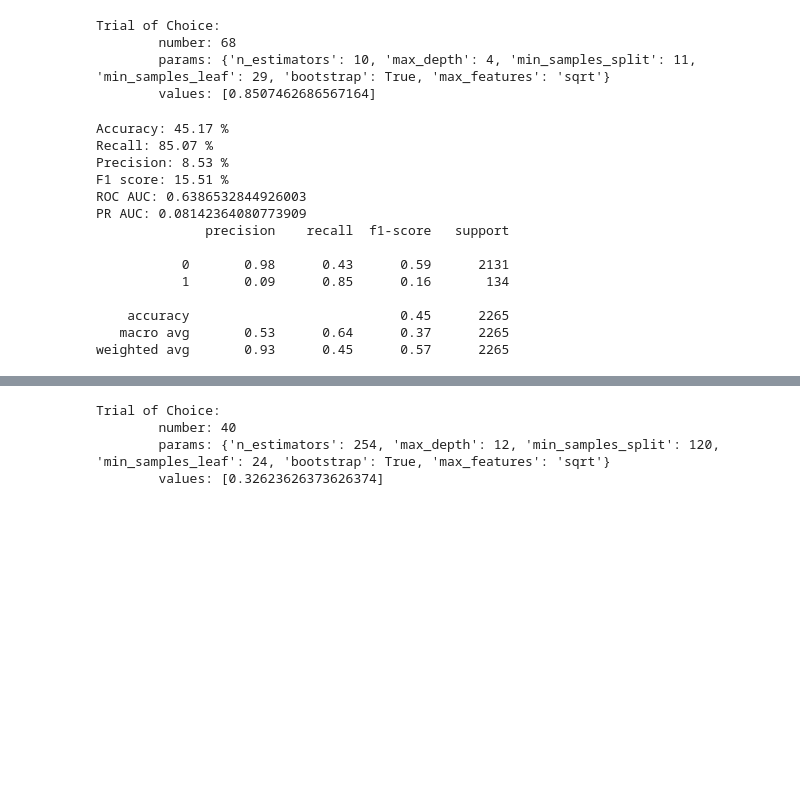
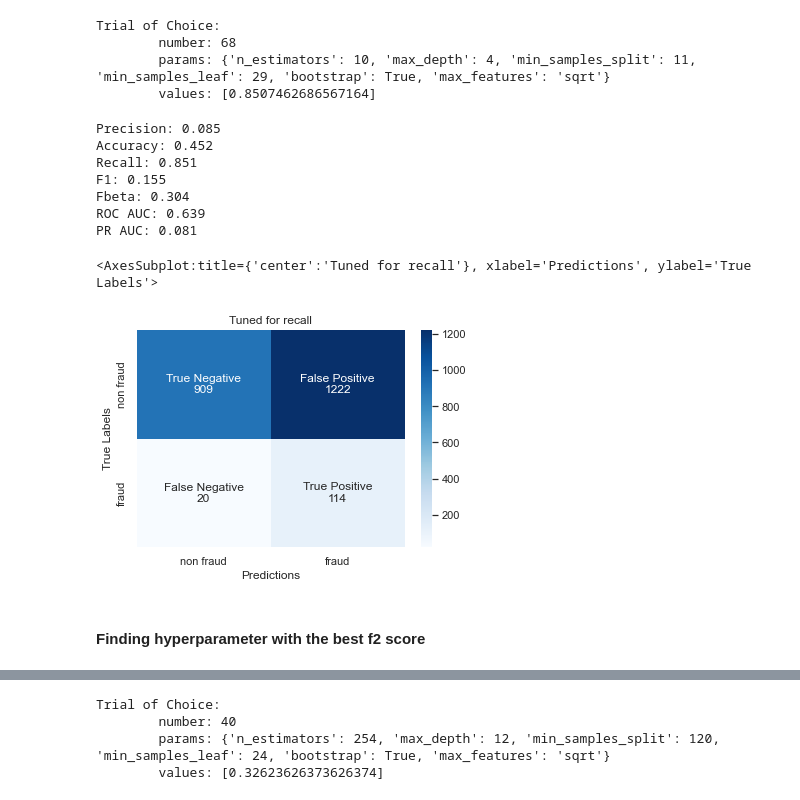
Before and after one commit to hewtungyuen/car-insurance-fraud-BT4012, a Jupyter notebook: RandomForest.ipynb, the cells around one changed output, grey strips where cells are left out. Drawn from its saved outputs; the diff is of its cells as text; code cells hidden in the pictures; blank space fills up the shorter version.

Commit message:
[Random Forest] Changing to same structure

```diff
--- a/RandomForest.ipynb
+++ b/RandomForest.ipynb
@@ -46,15 +43,17 @@ from sklearn import linear_model
 from sklearn import ensemble
 from sklearn import datasets
 from sklearn import model_selection
+# %%
+def get_confusion_matrix(actual, predicted, title):
+    cf = confusion_matrix(actual, predicted)
+    group_names = ['True Negative','False Positive','False Negative','True Positive']
+    group_counts = ['{0:0.0f}'.format(value) for value in cf.flatten()]
+
+    labels = [f'{v1}\n{v2}' for v1, v2 in zip(group_names,group_counts)]
+    labels = np.asarray(labels).reshape(2,2)
+
+    s = sns.heatmap(cf, annot=labels, fmt='', cmap='Blues', xticklabels=['non fraud', 'fraud'], yticklabels=['non fraud', 'fraud'])
+    s.set(xlabel='Predictions', ylabel='True Labels', title=title)
+    return s
 # %%
-X_train = df_train.drop('FraudFound_P', axis=1).values
-y_train = df_train['FraudFound_P'].values
-
-X_test = df_test.drop('FraudFound_P', axis=1).values
-y_test = df_test['FraudFound_P'].values
-
-X_valid = df_valid.drop('FraudFound_P', axis=1).values
-y_valid = df_valid['FraudFound_P'].values
-
-smote_enn = SMOTEENN(random_state=0, sampling_strategy=0.6)
-X_train_resampled, y_train_resampled = smote_enn.fit_resample(X_train, y_train)
+X_train, y_train, X_valid, y_valid, X_test, y_test = get_train_and_test_values(df_train, df_valid, df_test)
@@ -122,36 +139,28 @@ Trial of Choice:
 # %%
 rf_test2 = RandomForestClassifier(random_state=0)
 rf_test2.set_params(**trial_recall.params)
+rf_test2.set_params(**best)
 rf_test2.fit(X_train_resampled,y_train_resampled)
+# make predictions for test data
+predictions = rf_test2.predict(X_valid)
 
-# make predictions for test data
-y_pred = rf_test2.predict(X_valid)
-predictions = [round(value) for value in y_pred]
-
-# Model Accuracy, how often is the classifier correct?
-print("Accuracy:", round(metrics.accuracy_score(y_valid, predictions) * 100,2), "%")
-print("Recall:", round(metrics.recall_score(y_valid, predictions) * 100,2), "%")
-print("Precision:", round(metrics.precision_score(y_valid, predictions)*100,2), "%")
-print("F1 score:", round(metrics.f1_score(y_valid, predictions) * 100,2), "%")
-print("ROC AUC:", metrics.roc_auc_score(y_valid, predictions))
-print("PR AUC:", metrics.average_precision_score(y_valid, predictions))
-
-print(metrics.classification_report(y_valid, predictions))
+# evaluate predictions
+get_scores(y_valid, predictions)
 # %% [output]
-Accuracy: 45.17 %
-Recall: 85.07 %
-Precision: 8.53 %
-F1 score: 15.51 %
-ROC AUC: 0.6386532844926003
-PR AUC: 0.08142364080773909
-              precision    recall  f1-score   support
-
-           0       0.98      0.43      0.59      2131
-           1       0.09      0.85      0.16       134
-
-    accuracy                           0.45      2265
-   macro avg       0.53      0.64      0.37      2265
-weighted avg       0.93      0.45      0.57      2265
+Precision: 0.085
+Accuracy: 0.452
+Recall: 0.851
+F1: 0.155
+Fbeta: 0.304
+ROC AUC: 0.639
+PR AUC: 0.081
+# %%
+get_confusion_matrix(y_valid,predictions, "Tuned for recall")
+# %% [output]
+<AxesSubplot:title={'center':'Tuned for recall'}, xlabel='Predictions', ylabel='True Labels'>
+[figure, added]
+# %% [markdown]
+#### Finding hyperparameter with the best f2 score
 # %%
 #Step 1. Define an objective function to be maximized.
 def objective(trial):
```
Also changed, not shown: parts of 13 cells of this notebook.
